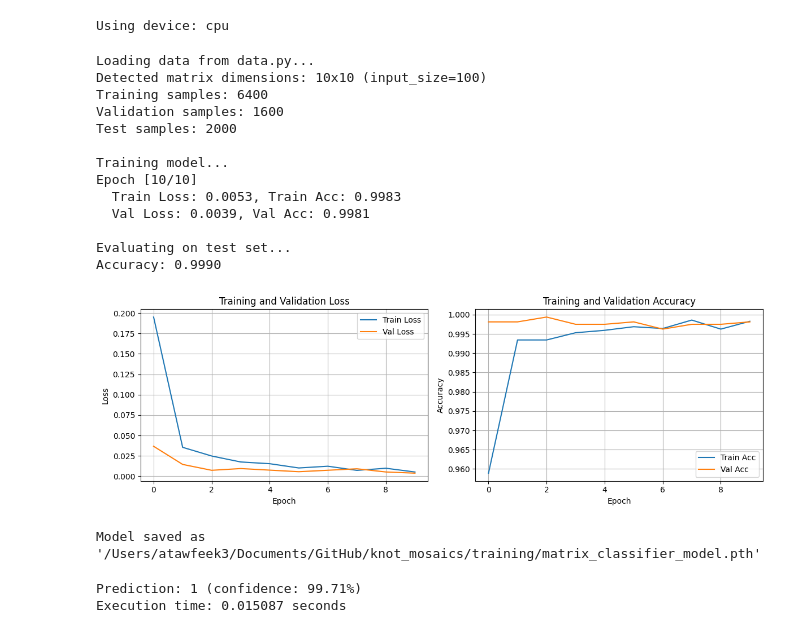
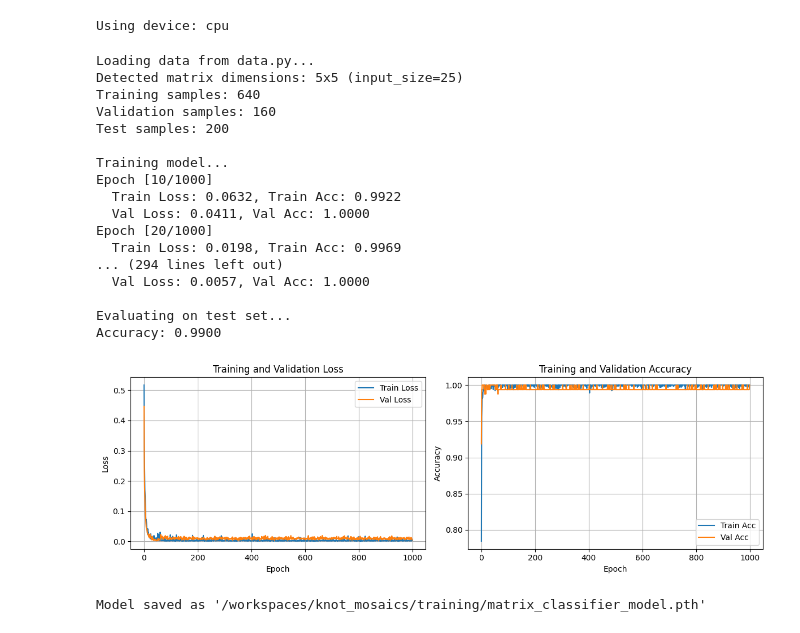
Before and after one commit to andrew-tawfeek/knot_mosaics, a Jupyter notebook: training/training.ipynb, the cells around one changed output. Saved outputs shown, nothing was run; the diff lists cells and outputs as text; code cells hidden in the pictures.

Commit message:
new 5x5 data

```diff
--- a/training/training.ipynb
+++ b/training/training.ipynb
@@ -6,52 +6,27 @@ from model import *
 # %% [output]
 Using device: cpu
 # %%
-trained_model = main(epochs=10)
+trained_model = main(epochs=1000)
 # %% [output]
 Loading data from data.py...
-Detected matrix dimensions: 10x10 (input_size=100)
-Training samples: 6400
-Validation samples: 1600
-Test samples: 2000
+Detected matrix dimensions: 5x5 (input_size=25)
+Training samples: 640
+Validation samples: 160
+Test samples: 200
 
 Training model...
-Epoch [10/10]
-  Train Loss: 0.0053, Train Acc: 0.9983
-  Val Loss: 0.0039, Val Acc: 0.9981
+Epoch [10/1000]
+  Train Loss: 0.0632, Train Acc: 0.9922
+  Val Loss: 0.0411, Val Acc: 1.0000
+Epoch [20/1000]
+  Train Loss: 0.0198, Train Acc: 0.9969
+... (294 lines left out)
+  Val Loss: 0.0057, Val Acc: 1.0000
 
 Evaluating on test set...
-Accuracy: 0.9990
+Accuracy: 0.9900
-[figure, old version]
+[figure, new version]
-Model saved as '/Users/atawfeek3/Documents/GitHub/knot_mosaics/training/matrix_classifier_model.pth'
+Model saved as '/workspaces/knot_mosaics/training/matrix_classifier_model.pth'
-# %%
-import time
-start_time = time.time()
-
-# Your new matrix to classify (dimensions should match training data)
-new_matrix = [(0, 2, 5, 1, 2, 5, 1, 2, 5, 5, 5, 5, 5, 5, 1),
-              (2, 7, 5, 9, 7, 5, 9, 10, 1, 0, 0, 2, 5, 1, 6),
-              (3, 10, 5, 4, 3, 1, 6, 6, 6, 2, 5, 10, 1, 3, 4),
-              (2, 4, 2, 1, 2, 9, 7, 10, 10, 8, 5, 7, 7, 1, 0),
-              (3, 1, 6, 3, 9, 10, 8, 7, 7, 7, 5, 9, 9, 7, 1),
-              (0, 6, 6, 2, 8, 4, 3, 10, 7, 10, 1, 3, 10, 7, 4),
-              (0, 6, 6, 6, 6, 2, 5, 4, 3, 7, 4, 2, 8, 8, 1),
-              (2, 10, 9, 9, 9, 10, 1, 2, 5, 4, 0, 6, 3, 10, 4),
-              (6, 3, 8, 10, 10, 10, 8, 10, 1, 2, 1, 3, 5, 10, 1),
-              (6, 2, 8, 7, 7, 8, 10, 8, 4, 3, 8, 5, 5, 7, 4),
-              (3, 8, 10, 10, 4, 6, 3, 8, 5, 5, 4, 2, 1, 3, 1),
-              (2, 8, 10, 4, 0, 3, 5, 8, 5, 5, 5, 7, 4, 0, 6),
-              (6, 3, 10, 1, 2, 1, 2, 9, 5, 1, 0, 6, 0, 0, 6),
-              (3, 1, 3, 4, 6, 3, 10, 8, 1, 6, 0, 6, 0, 0, 6),
-              (0, 3, 5, 5, 4, 0, 3, 4, 3, 4, 0, 3, 5, 5, 4)]
-
-prediction, confidence = predict_single_matrix(trained_model, new_matrix)
-
-end_time = time.time()
-print(f"Prediction: {prediction} (confidence: {confidence:.2%})")
-print(f"Execution time: {end_time - start_time:.6f} seconds")
-# %% [output]
-Prediction: 1 (confidence: 99.71%)
-Execution time: 0.015087 seconds
 # %%
 from unseen_data import unseen_data_pairs
 
```
Also changed, not shown: parts of 1 cell of this notebook, 2 other files.
